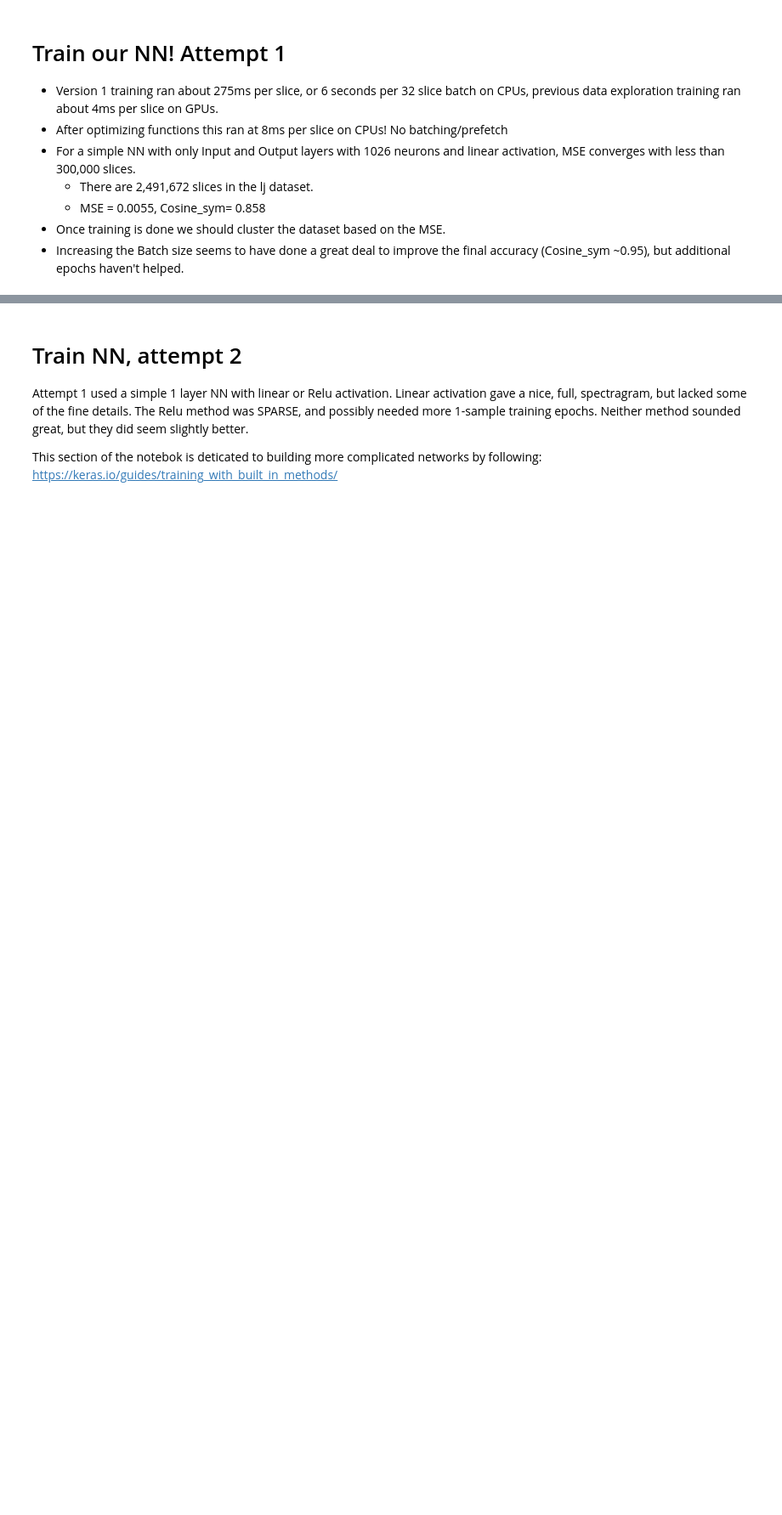
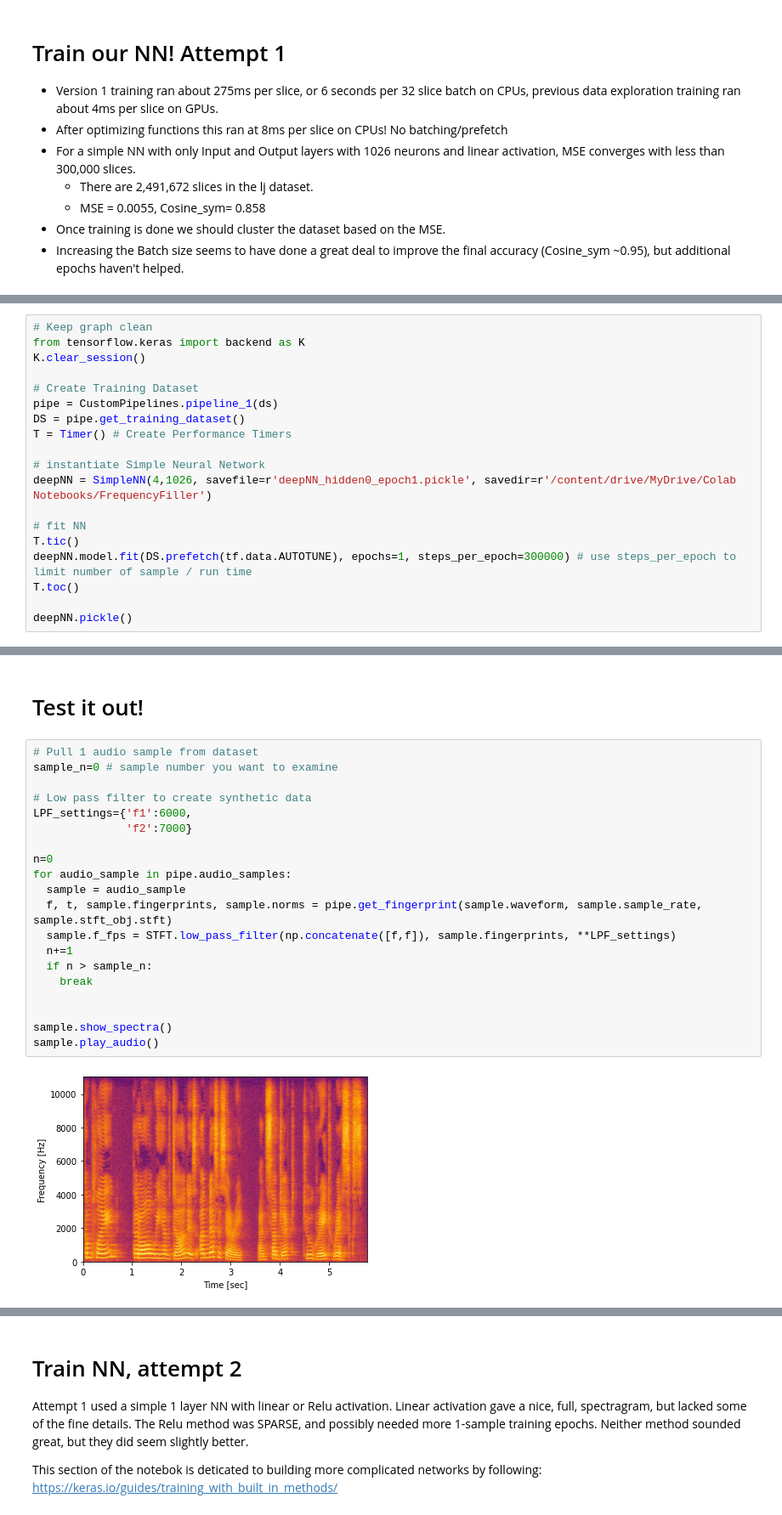
Before and after one commit to enykwest/FrequencyFiller, a Jupyter notebook: FrequencyFiller_TrainAndTest.ipynb, the cells around one changed output, grey strips where cells are left out. Shown at 85% size. Cells and saved outputs as stored; diff of their text form; blank space fills up the shorter version.

```diff
--- a/FrequencyFiller_TrainAndTest.ipynb
+++ b/FrequencyFiller_TrainAndTest.ipynb
@@ -513,0 +534,19 @@ Elapsed Time: 8.44 seconds
+# %%
+# Keep graph clean
+from tensorflow.keras import backend as K
+K.clear_session()
+
+# Create Training Dataset
+pipe = CustomPipelines.pipeline_1(ds)
+DS = pipe.get_training_dataset()
+T = Timer() # Create Performance Timers
+
+# instantiate Simple Neural Network
+deepNN = SimpleNN(4,1026, savefile=r'deepNN_hidden0_epoch1.pickle', savedir=r'/content/drive/MyDrive/Colab Notebooks/FrequencyFiller')
+
+# fit NN
+T.tic()
+deepNN.model.fit(DS.prefetch(tf.data.AUTOTUNE), epochs=1, steps_per_epoch=300000) # use steps_per_epoch to limit number of sample / run time
+T.toc()
+
+deepNN.pickle()
@@ -513,0 +560,24 @@ Elapsed Time: 8.44 seconds
+# %% [markdown]
+# Test it out!
+# %%
+# Pull 1 audio sample from dataset
+sample_n=0 # sample number you want to examine
+
+# Low pass filter to create synthetic data
+LPF_settings={'f1':6000,
+              'f2':7000}
+
+n=0
+for audio_sample in pipe.audio_samples:
+  sample = audio_sample
+  f, t, sample.fingerprints, sample.norms = pipe.get_fingerprint(sample.waveform, sample.sample_rate, sample.stft_obj.stft)
+  sample.f_fps = STFT.low_pass_filter(np.concatenate([f,f]), sample.fingerprints, **LPF_settings)
+  n+=1
+  if n > sample_n:
+    break
+
+
+sample.show_spectra()
+sample.play_audio()
+# %% [output]
+[figure, added]
```
Also changed, not shown: parts of 10 cells of this notebook, 3 other files.
